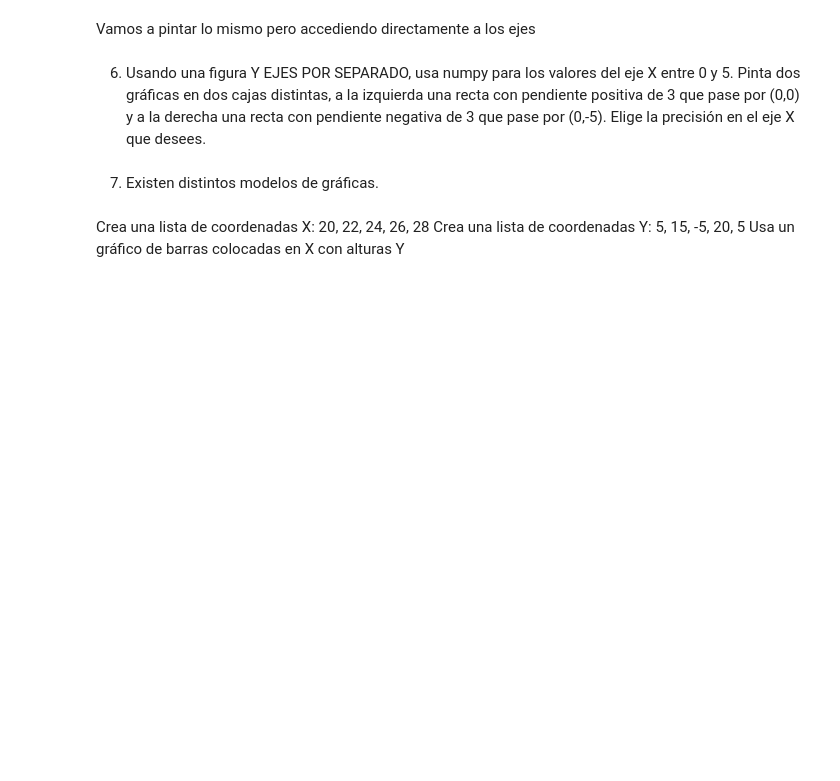
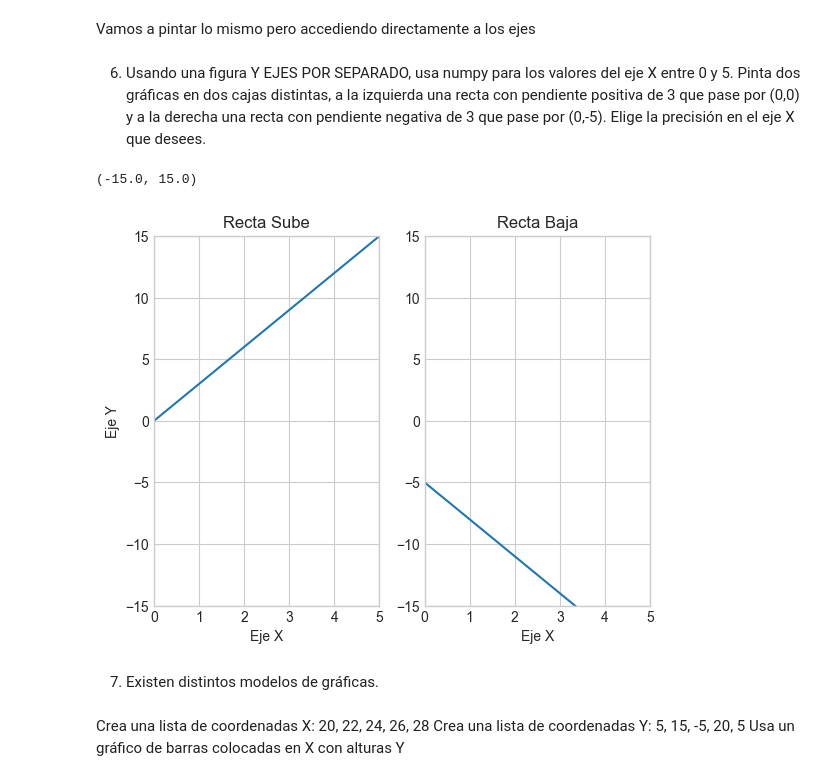
Before and after one commit to ABAmbros/REPO_BOOTCAMP_THE_BRIDGE_DATA, a Jupyter notebook: 2-Data Analysis/3-Visualizacion/1-Matplotlib/Ejercicios/ejercicios_Matplotlib_ANTONIO_AMBROSIO.ipynb, the cells around one changed output. Cells and saved outputs as stored; diff of their text form; code cells hidden in the pictures; blank space fills up the shorter version.

```diff
--- a/2-Data Analysis/3-Visualizacion/1-Matplotlib/Ejercicios/ejercicios_Matplotlib_ANTONIO_AMBROSIO.ipynb
+++ b/2-Data Analysis/3-Visualizacion/1-Matplotlib/Ejercicios/ejercicios_Matplotlib_ANTONIO_AMBROSIO.ipynb
@@ -28,3 +75,27 @@ Vamos a pintar lo mismo pero accediendo directamente a los ejes
+# %%
+# obtén solo la figura y los ejes y mira el resultado
+
+x = np.linspace(0, 5)
+
+fig = plt.figure()
+
+plt.subplot(1, 2, 1)
+plt.plot(x, 3*x)
+plt.title("Recta Sube")
+plt.xlabel("Eje X")
+plt.ylabel("Eje Y")
+plt.xlim(0, 5)
+plt.ylim(-15, 15)
+
+plt.subplot(1, 2, 2)
+plt.plot(x, -3*x-5)
+plt.title("Recta Baja")
+plt.xlabel("Eje X")
+plt.xlim(0, 5)
+plt.ylim(-15, 15)
+# %% [output]
+(-15.0, 15.0)
+[figure, added]
 # %% [markdown]
 7. Existen distintos modelos de gráficas.
 # %% [markdown]
```
Also changed, not shown: parts of 7 cells of this notebook, 13 other files.
